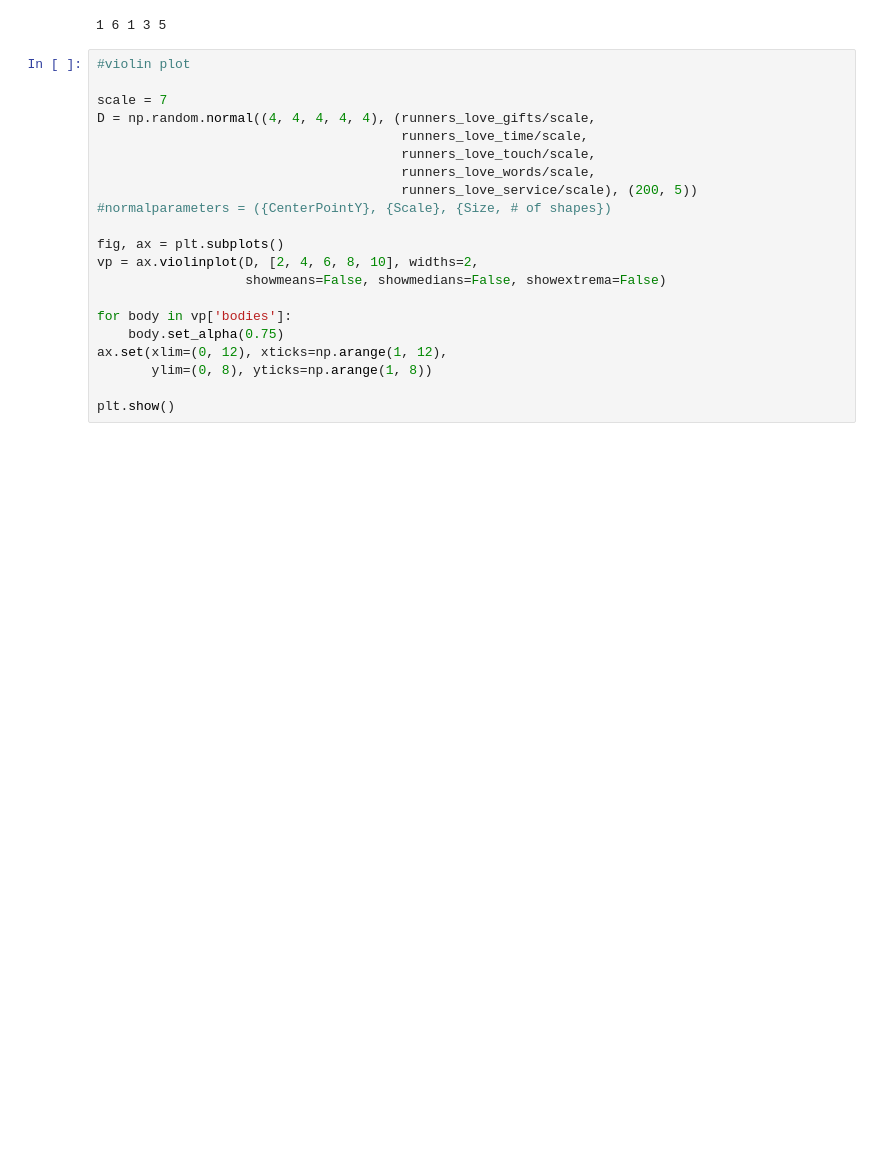
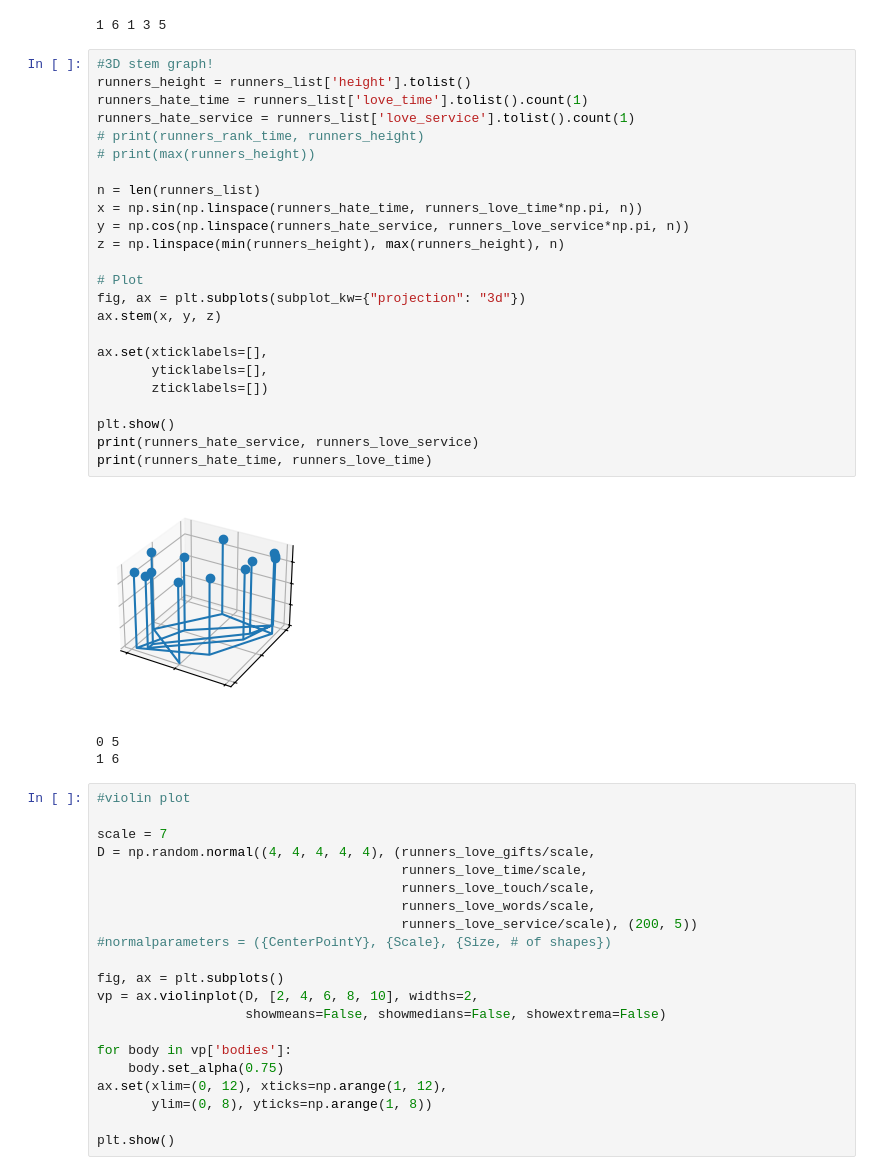
Before and after one commit to bbokecta/angels-among-us, a Jupyter notebook: angels_chart.ipynb, the cells around one changed output. Drawn from its saved outputs; the diff is of its cells as text; blank space fills up the shorter version.

Commit message:
added 3d stem graph

```diff
--- a/angels_chart.ipynb
+++ b/angels_chart.ipynb
@@ -78,6 +78,34 @@ print(runners_love_gifts, runners_love_time, runners_love_touch, runners_love_wo
 # %% [output]
 [figure]
 1 6 1 3 5
+# %%
+#3D stem graph!
+runners_height = runners_list['height'].tolist()
+runners_hate_time = runners_list['love_time'].tolist().count(1)
+runners_hate_service = runners_list['love_service'].tolist().count(1)
+# print(runners_rank_time, runners_height)
+# print(max(runners_height))
+
+n = len(runners_list)
+x = np.sin(np.linspace(runners_hate_time, runners_love_time*np.pi, n))
+y = np.cos(np.linspace(runners_hate_service, runners_love_service*np.pi, n))
+z = np.linspace(min(runners_height), max(runners_height), n)
+
+# Plot
+fig, ax = plt.subplots(subplot_kw={"projection": "3d"})
+ax.stem(x, y, z)
+
+ax.set(xticklabels=[],
+       yticklabels=[],
+       zticklabels=[])
+
+plt.show()
+print(runners_hate_service, runners_love_service)
+print(runners_hate_time, runners_love_time)
+# %% [output]
+[figure, added]
+0 5
+1 6
 # %%
 #violin plot
 
```
Also changed, not shown: parts of 1 cell of this notebook.
